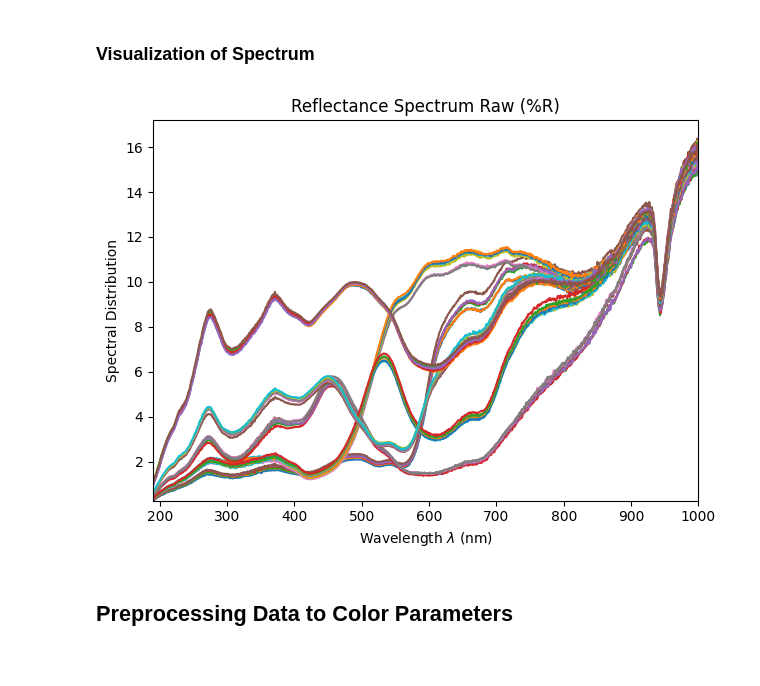
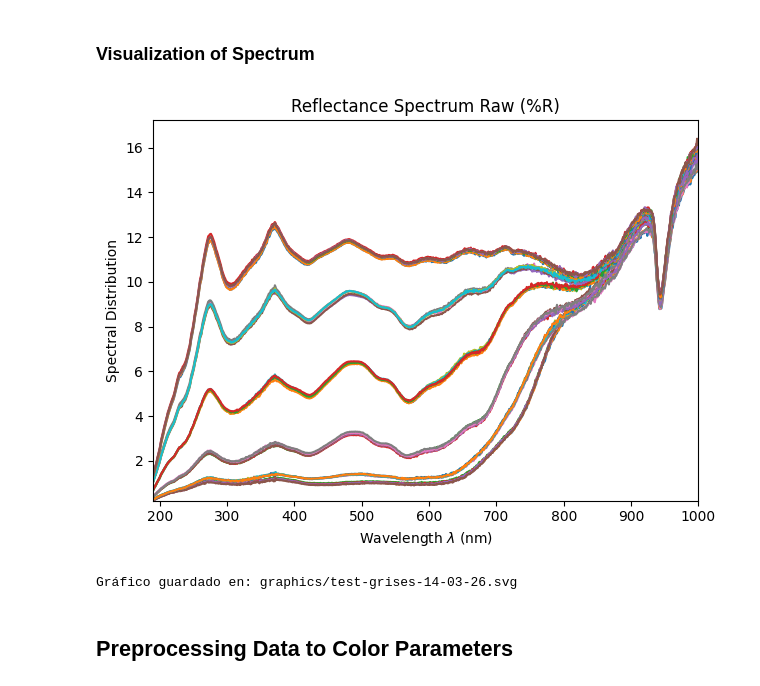
Before and after one commit to RonaldCeballos/Colour-Science-XYZ, a Jupyter notebook: color_proccesing.ipynb, the cells around one changed output. Saved outputs shown, nothing was run; the diff lists cells and outputs as text; code cells hidden in the pictures.

```diff
--- a/color_proccesing.ipynb
+++ b/color_proccesing.ipynb
@@ -73,24 +73,34 @@ master_data.head()
 ### Visualization of Spectrum
 # %%
 #Cargar datos
-data_view = pd.read_csv('data-processed/test-colores-14-03-26_processed.csv')
+processed_file = 'data-processed/test-grises-14-03-26_processed.csv'
+data_view = pd.read_csv(processed_file)
 
 #Organizar los datos de forma ascendente
 data_view = data_view.set_index('Wavelength (nm)')
 data_view = data_view.sort_index()
 
 #Crear el objeto con datos crudos (0-100)
 msds_raw = colour.MultiSpectralDistributions(data_view)
 
 #Graficar los espectros crudos
 fig, ax = colour.plotting.plot_multi_sds(
     msds_raw,
     title='Reflectance Spectrum Raw (%R)',
     legend=False
 )
+
+#Guardar en SVG con el mismo nombre sin "_processed"
+os.makedirs('graphics', exist_ok=True)
+base_name = os.path.splitext(os.path.basename(processed_file))[0].replace('_processed', '')
+svg_path = f'graphics/{base_name}.svg'
+fig.savefig(svg_path, format='svg', bbox_inches='tight')
+print(f'Gráfico guardado en: {svg_path}')
+
 plt.show()
 # %% [output]
-[figure, old version]
+[figure, new version]
+Gráfico guardado en: graphics/test-grises-14-03-26.svg
 # %% [markdown]
 ## Preprocessing Data to Color Parameters
 # %% [markdown]
```
Also changed, not shown: parts of 11 cells of this notebook, 25 other files.
